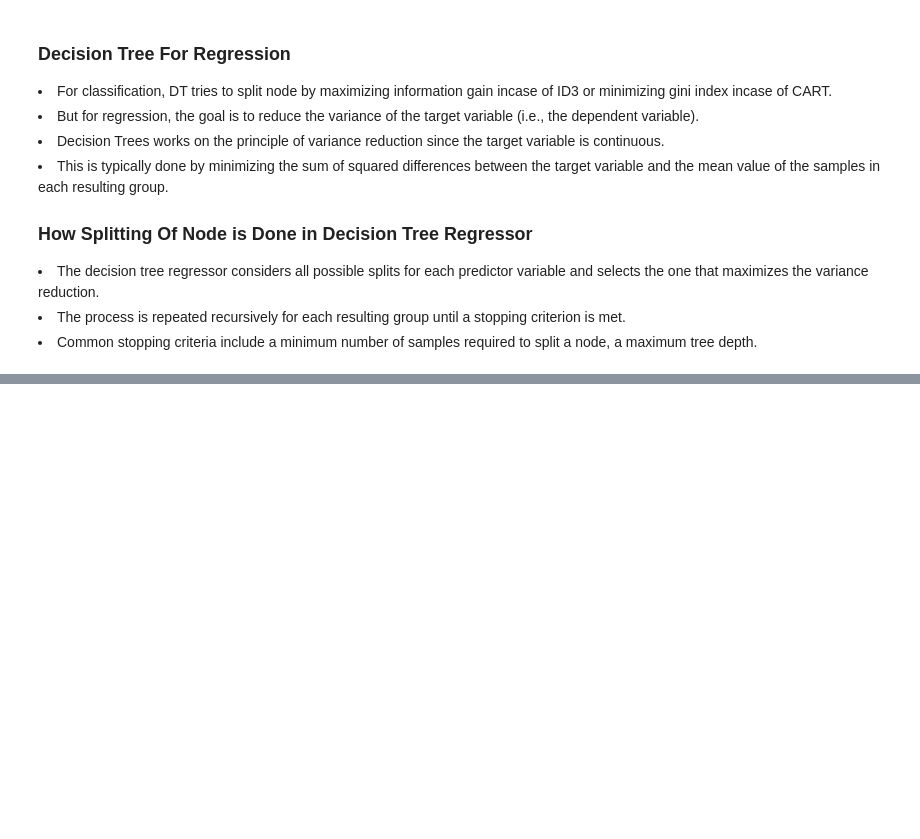
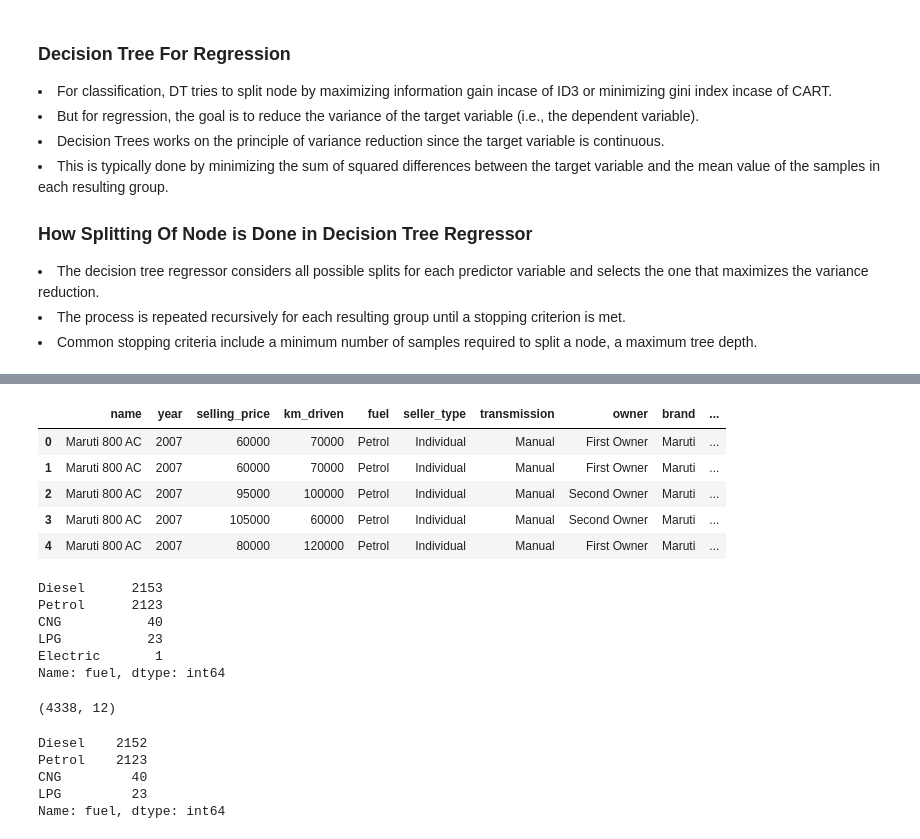
Before and after one commit to prabhat-123/Python_For_Data_Science, a Jupyter notebook: August_Lumbini_Course/notebooks/Decision_Trees.ipynb, the cells around one changed output, grey strips where cells are left out. Saved outputs shown, nothing was run; the diff lists cells and outputs as text; code cells hidden in the pictures; blank space fills up the shorter version.

```diff
--- a/August_Lumbini_Course/notebooks/Decision_Trees.ipynb
+++ b/August_Lumbini_Course/notebooks/Decision_Trees.ipynb
@@ -176,0 +439,4 @@ Gini Index(Leaf) = 1 - ∑(p_i^2)
+# %%
+car_frequency_df = car_df['name'].value_counts().to_frame().reset_index()
+car_frequency_df.columns = ['name', 'car_count_frequency']
+car_frequency_df.head()
@@ -176,0 +450,33 @@ Gini Index(Leaf) = 1 - ∑(p_i^2)
+# %%
+final_car_df = pd.merge(merge_car_df, car_frequency_df, how = 'inner',
+                       on = "name")
+final_car_df.head()
+# %% [output]
+|  | name | year | selling_price | km_driven | fuel | seller_type | transmission | owner | brand | ... |
+| 0 | Maruti 800 AC | 2007 | 60000 | 70000 | Petrol | Individual | Manual | First Owner | Maruti | ... |
+| 1 | Maruti 800 AC | 2007 | 60000 | 70000 | Petrol | Individual | Manual | First Owner | Maruti | ... |
+| 2 | Maruti 800 AC | 2007 | 95000 | 100000 | Petrol | Individual | Manual | Second Owner | Maruti | ... |
+| 3 | Maruti 800 AC | 2007 | 105000 | 60000 | Petrol | Individual | Manual | Second Owner | Maruti | ... |
+| 4 | Maruti 800 AC | 2007 | 80000 | 120000 | Petrol | Individual | Manual | First Owner | Maruti | ... |
+# %%
+final_car_df['fuel'].value_counts()
+# %% [output]
+Diesel      2153
+Petrol      2123
+CNG           40
+LPG           23
+Electric       1
+Name: fuel, dtype: int64
+# %%
+final_car_df = final_car_df.loc[final_car_df['fuel']!="Electric"]
+final_car_df.shape
+# %% [output]
+(4338, 12)
+# %%
+final_car_df['fuel'].value_counts()
+# %% [output]
+Diesel    2152
+Petrol    2123
+CNG         40
+LPG         23
+Name: fuel, dtype: int64
```
Also changed, not shown: parts of 72 cells of this notebook, 3 other files.
